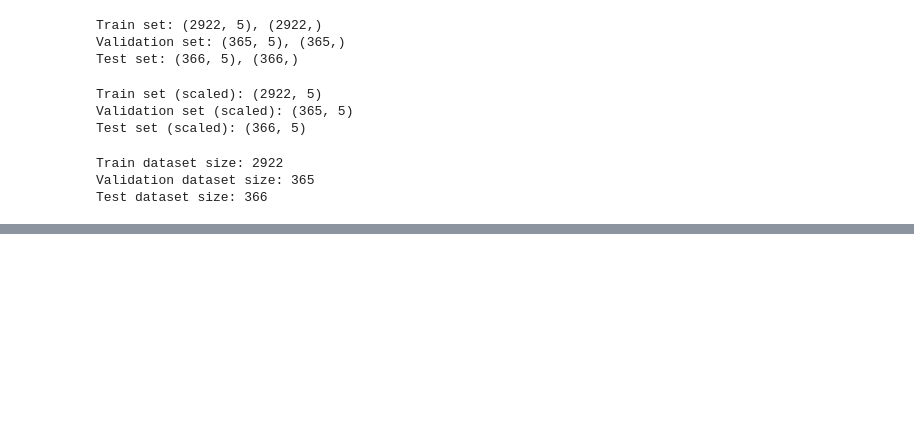
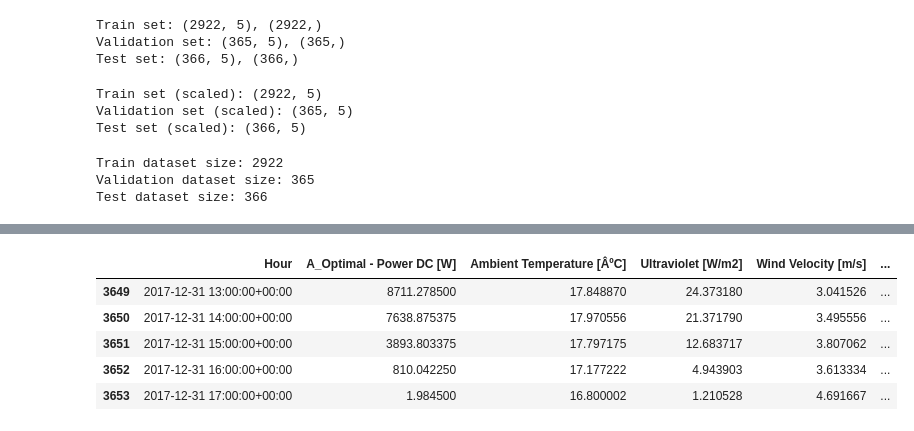
Before and after one commit to navanodonavan/MSAAI530_Final_Project_G6, a Jupyter notebook: MSAAI530_Final_Project_LSTM_Classifier.ipynb, the cells around one changed output, grey strips where cells are left out. Cells and saved outputs as stored; diff of their text form; code cells hidden in the pictures; blank space fills up the shorter version.

```diff
--- a/MSAAI530_Final_Project_LSTM_Classifier.ipynb
+++ b/MSAAI530_Final_Project_LSTM_Classifier.ipynb
@@ -958,0 +1039,9 @@ plt.show()
+# %%
+original_hourly.tail()
+# %% [output]
+|  | Hour | A_Optimal - Power DC [W] | Ambient Temperature [ÂºC] | Ultraviolet [W/m2] | Wind Velocity [m/s] | ... |
+| 3649 | 2017-12-31 13:00:00+00:00 | 8711.278500 | 17.848870 | 24.373180 | 3.041526 | ... |
+| 3650 | 2017-12-31 14:00:00+00:00 | 7638.875375 | 17.970556 | 21.371790 | 3.495556 | ... |
+| 3651 | 2017-12-31 15:00:00+00:00 | 3893.803375 | 17.797175 | 12.683717 | 3.807062 | ... |
+| 3652 | 2017-12-31 16:00:00+00:00 | 810.042250 | 17.177222 | 4.943903 | 3.613334 | ... |
+| 3653 | 2017-12-31 17:00:00+00:00 | 1.984500 | 16.800002 | 1.210528 | 4.691667 | ... |
```
Also changed, not shown: parts of 21 cells of this notebook.
